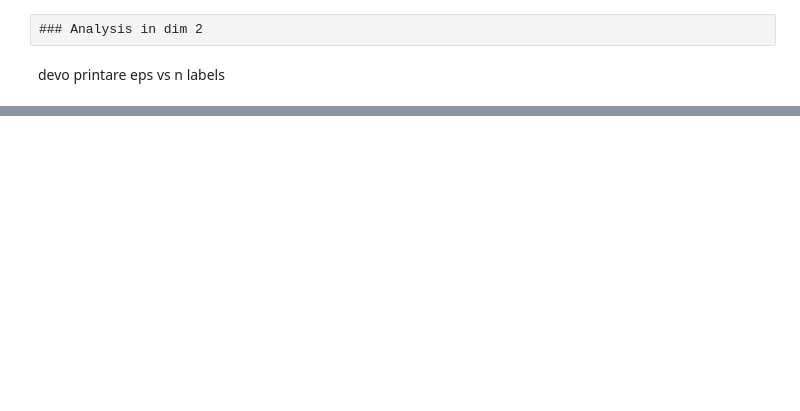
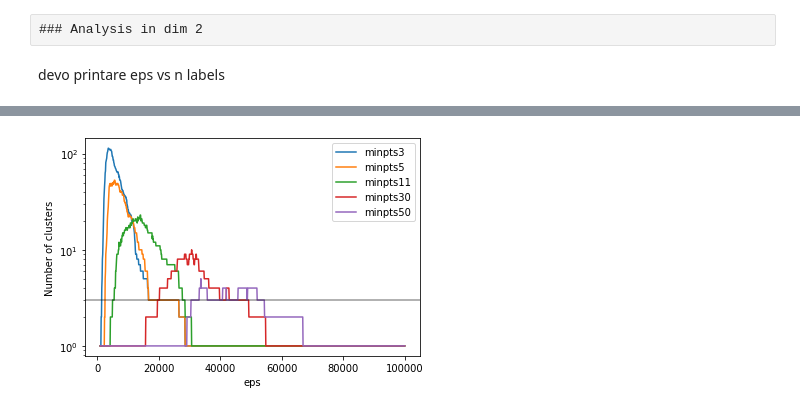
Before and after one commit to giuliacampesan/UniversityAssignments, a Jupyter notebook: 04_week/LoCPdown_week04.ipynb, the cells around one changed output, grey strips where cells are left out. Saved outputs shown, nothing was run; the diff lists cells and outputs as text; code cells hidden in the pictures; blank space fills up the shorter version.

```diff
--- a/04_week/LoCPdown_week04.ipynb
+++ b/04_week/LoCPdown_week04.ipynb
@@ -269,0 +294,15 @@ minPts11_y
+# %%
+from tqdm import tqdm
+#da fare con un linspace
+eps_range = np.arange(1000,100000,100)
+print(eps_range)
+#eps_range = [1000,2000,4000,8000,10000, 15000, 16850, 25000, 30000, 50000, 100000]
+min_sample_range = [3,5,11,30,50]
+n_labels_for_method = []
+for i, eps in tqdm(enumerate(eps_range)):
+    for j, min_samples in enumerate(min_sample_range):
+        model = DBSCAN(eps=eps, min_samples=min_samples)
+        model.fit(X)
+        y = model.labels_
+        #keeping track on the number of labels for each method
+        n_labels_for_method.append(list(set(y)))
@@ -269,0 +327,35 @@ minPts11_y
+# %%
+minPts3 = n_labels_for_method[::5]
+minPts5 = n_labels_for_method[1::5]
+minPts11 = n_labels_for_method[2::5]
+minPts30 = n_labels_for_method[3::5]
+minPts50 = n_labels_for_method[4::5]
+
+minPts3_y = []
+minPts5_y = []
+minPts11_y = []
+minPts30_y = []
+minPts50_y = []
+
+for i in range(len(eps_range)):
+    minPts3_y.append(len(minPts3[i]))
+    minPts5_y.append(len(minPts5[i]))
+    minPts11_y.append(len(minPts11[i]))
+    minPts30_y.append(len(minPts30[i]))
+    minPts50_y.append(len(minPts50[i]))
+
+plt.plot(eps_range,minPts3_y, label='minpts3')
+plt.plot(eps_range,minPts5_y, label='minpts5')
+plt.plot(eps_range,minPts11_y, label='minpts11')
+plt.plot(eps_range,minPts30_y, label='minpts30')
+plt.plot(eps_range,minPts50_y, label='minpts50')
+plt.xlabel('eps')
+plt.ylabel('Number of clusters')
+plt.yscale('log')
+plt.legend()
+#plt.xlim(28000,30000)
+plt.axhline(y=3, c='black',alpha=0.4)
+
+plt.show()
+# %% [output]
+[figure, added]
```
Also changed, not shown: parts of 10 cells of this notebook.
